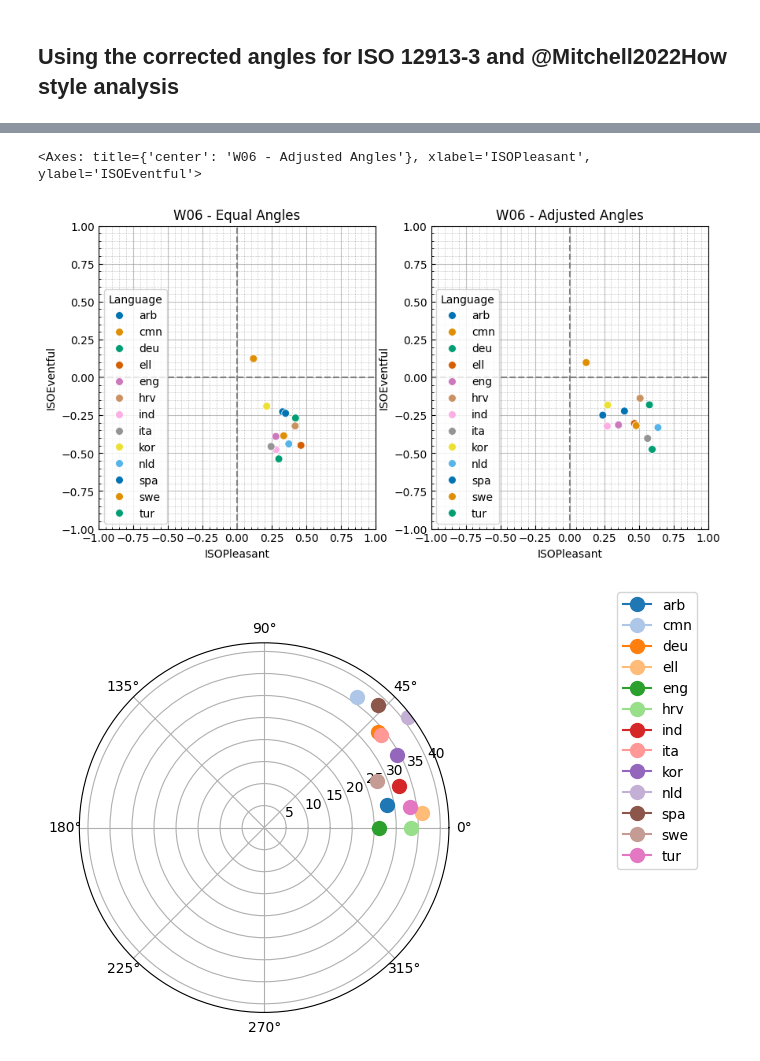
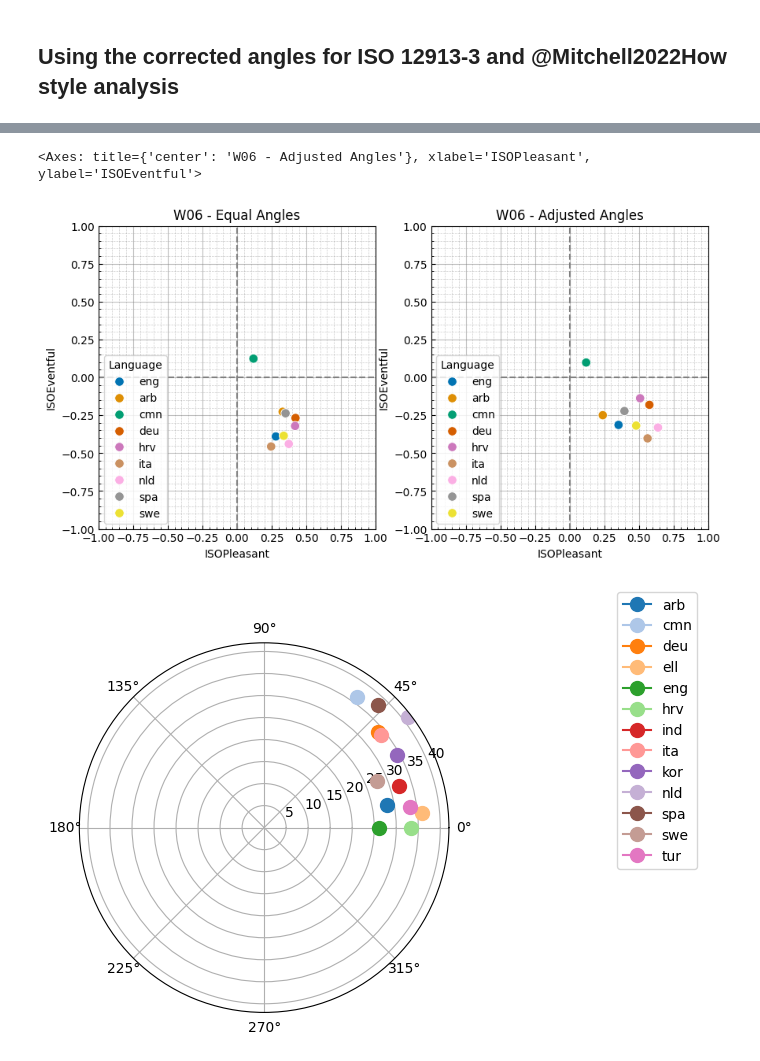
Before and after one commit to MitchellAcoustics/SATP-circumplex-validation, a Jupyter notebook: drafts/Mitchell_SSM-Analysis.ipynb, the cells around one changed output, grey strips where cells are left out. Saved outputs shown, nothing was run; the diff lists cells and outputs as text; code cells hidden in the pictures.

```diff
--- a/drafts/Mitchell_SSM-Analysis.ipynb
+++ b/drafts/Mitchell_SSM-Analysis.ipynb
@@ -161,7 +161,7 @@ thresholds = {
     "CFI": 0.92,  #  Moshona et al 2023, Hu & Bentler 1999
     # "CFI": 0.9, # Rogoza 2021
     # "CFI": 0.95, # Good fit from Tarlao et al 2021
-    "GFI": 0.9,  # Rogoza 2021
+    "GFI": 0.90,  # Rogoza 2021
     # "AGFI": 0.85, # Rogoza 2021
     "SRMR": 0.08,  # Moshona et al 2023, Tarlao et al 2021, West (2023), Hu & Bentler (1999)
     # "MCSC": -0.7,
@@ -179,9 +179,12 @@ incl_in_score = ["CFI", "GFI", "SRMR"]
 pass_thresh = 3
 
 # Calculate the final score
+# CircE provides at most 3 digits after the decimal point,
+# in some cases this is not enough to distinguish between
+#
 sem_res["CFI_pass"] = sem_res["CFI"] >= thresholds["CFI"]
 sem_res["GFI_pass"] = sem_res["GFI"] >= thresholds["GFI"]
-sem_res["SRMR_pass"] = sem_res["SRMR"] <= thresholds["SRMR"]
+sem_res["SRMR_pass"] = sem_res["SRMR"] < thresholds["SRMR"]
 
 sem_res["Score"] = sem_res[[x + "_pass" for x in incl_in_score]].sum(axis=1)
 sem_res["Score"] = sem_res["Score"].astype(int)
@@ -559,38 +556,38 @@ for i, rec in enumerate(["CG01", "CG04", "W06", "W09"]):
 fig, axes = plt.subplots(1, 2, figsize=(10, 5))
 cg04 = satp.query("Recording == 'W06'")
 
 cg04_res = {}
-for lang in cg04.Language.unique():
+for lang in passing:
     cg04_lang = cg04.query("Language == @lang")
     isopl, isoev = adj_angle_iso_coords(cg04_lang, angles=eq_angles)
     cg04_res[lang] = {
         "Language": lang,
         "ISOPleasant": np.mean(isopl),
         "ISOEventful": np.mean(isoev),
     }
     # print(np.mean(isopl), np.mean(isoev))
 cg04_res = pd.DataFrame.from_dict(cg04_res, orient="index")
 sspy.plotting.scatter(
-    cg04_res, hue="Language", s=50, title="W06 - Equal Angles", ax=axes.flatten()[0]
+    cg04_res, hue="Language", s=70, title="W06 - Equal Angles", ax=axes.flatten()[0]
 )
 
 cg04_res = {}
-for lang in cg04.Language.unique():
+for lang in passing:
     cg04_lang = cg04.query("Language == @lang")
     isopl, isoev = adj_angle_iso_coords(cg04_lang, angles=ang_dict[lang])
     cg04_res[lang] = {
         "Language": lang,
         "ISOPleasant": np.mean(isopl),
         "ISOEventful": np.mean(isoev),
     }
     # print(np.mean(isopl), np.mean(isoev))
 cg04_res = pd.DataFrame.from_dict(cg04_res, orient="index")
 sspy.plotting.scatter(
-    cg04_res, hue="Language", s=50, title="W06 - Adjusted Angles", ax=axes.flatten()[1]
+    cg04_res, hue="Language", s=70, title="W06 - Adjusted Angles", ax=axes.flatten()[1]
 )
 # %% [output]
 <Axes: title={'center': 'W06 - Adjusted Angles'}, xlabel='ISOPleasant', ylabel='ISOEventful'>
-[figure, old version]
+[figure, new version]
 # %%
 cg01_res = circumplex.ssm_analyse(
     satp.query("Recording == 'CG01'"),
```
Also changed, not shown: parts of 6 cells of this notebook, 11 other files.
